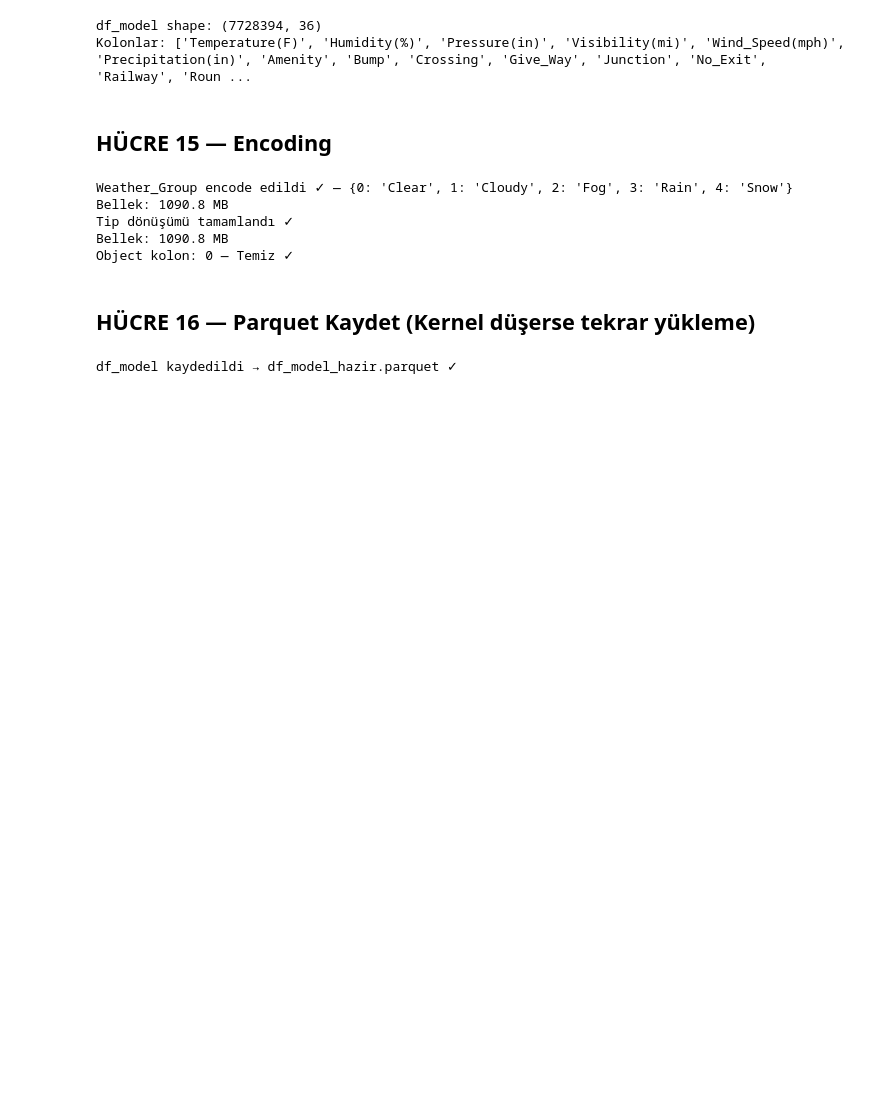
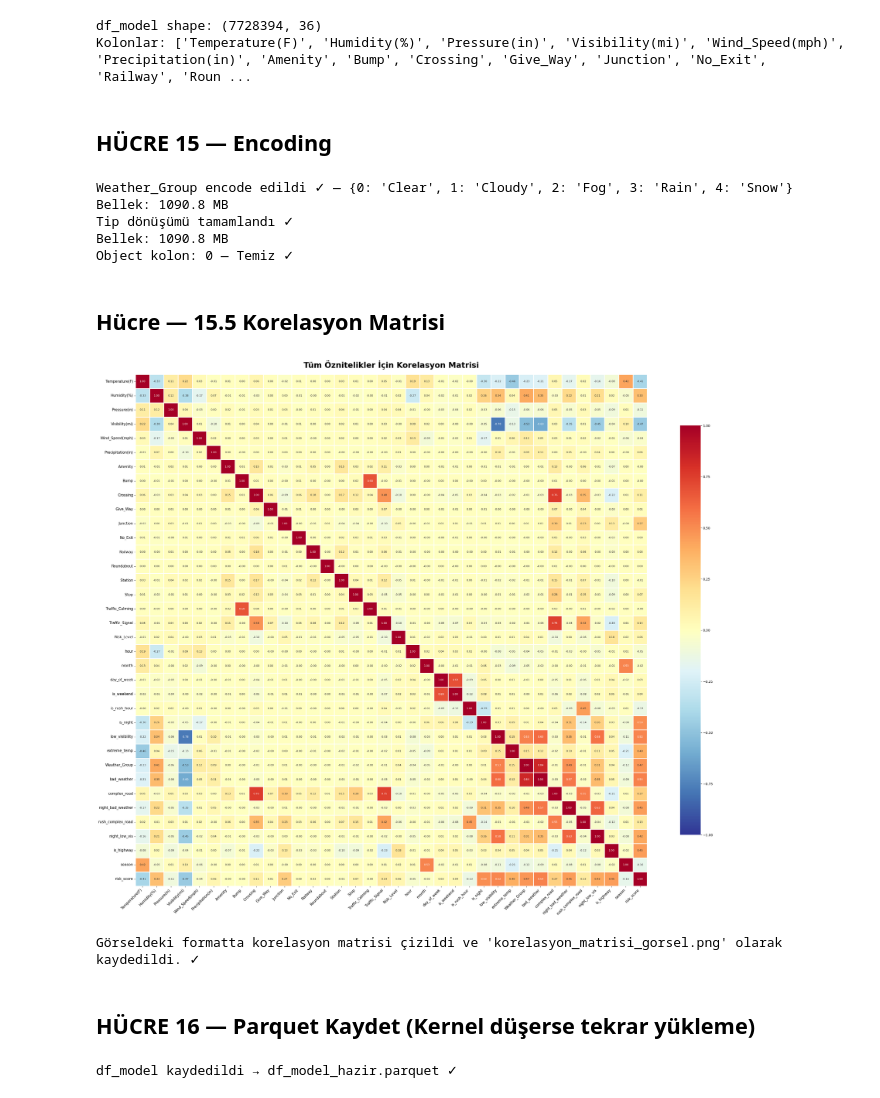
Before and after one commit to Enesdagci/road-risk-analysis, a Jupyter notebook: eda_v2.ipynb, the cells around one changed output. Cells and saved outputs as stored; diff of their text form; code cells hidden in the pictures; blank space fills up the shorter version.

Commit message:
Updated Code
Automatic setting optimal hyperparameter
Added correlation matrix map to end of the feature engineering

```diff
--- a/eda_v2.ipynb
+++ b/eda_v2.ipynb
@@ -329,6 +330,44 @@ Bellek: 1090.8 MB
 Tip dönüşümü tamamlandı ✓
 Bellek: 1090.8 MB
 Object kolon: 0 — Temiz ✓
+# %% [markdown]
+## Hücre — 15.5 Korelasyon Matrisi
+# %%
+numeric_cols = df_model.select_dtypes(include=[np.number]).columns.tolist()
+
+# Korelasyon matrisini hesaplıyoruz
+corr_matrix = df_model[numeric_cols].corr()
+
+plt.figure(figsize=(30, 24))
+
+cmap = "RdYlBu_r"
+
+# korelasyon çiz
+sns.heatmap(
+    corr_matrix,
+    cmap=cmap,
+    vmin=-1.0, vmax=1.0,
+    annot=True,
+    fmt=".2f",
+    annot_kws={"size": 8},
+    square=True,
+    linewidths=1.0,
+    linecolor='white',
+    cbar_kws={"shrink": 0.8}
+)
+
+plt.title('Tüm Öznitelikler İçin Korelasyon Matrisi', fontsize=24, fontweight='bold', pad=20)
+plt.xticks(rotation=45, ha='right', fontsize=11)
+plt.yticks(fontsize=11)
+
+plt.tight_layout()
+plt.savefig('korelasyon_matrisi_gorsel.png', dpi=300, bbox_inches='tight')
+plt.show()
+
+print("Görseldeki formatta korelasyon matrisi çizildi ve 'korelasyon_matrisi_gorsel.png' olarak kaydedildi. ✓")
+# %% [output]
+[figure, added]
+Görseldeki formatta korelasyon matrisi çizildi ve 'korelasyon_matrisi_gorsel.png' olarak kaydedildi. ✓
 # %% [markdown]
 ## HÜCRE 16 — Parquet Kaydet (Kernel düşerse tekrar yükleme)
 # %%
```
Also changed, not shown: parts of 12 cells of this notebook.
